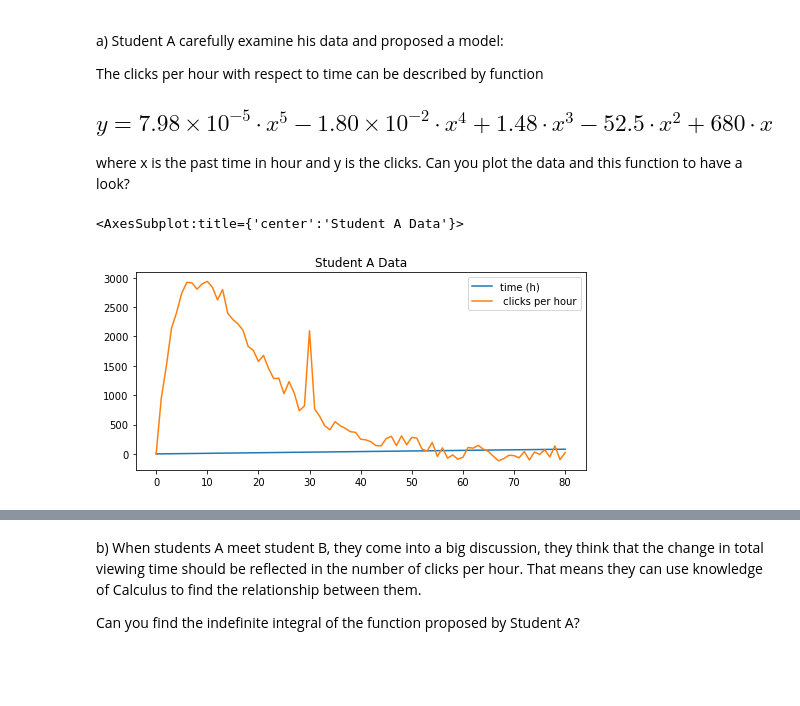
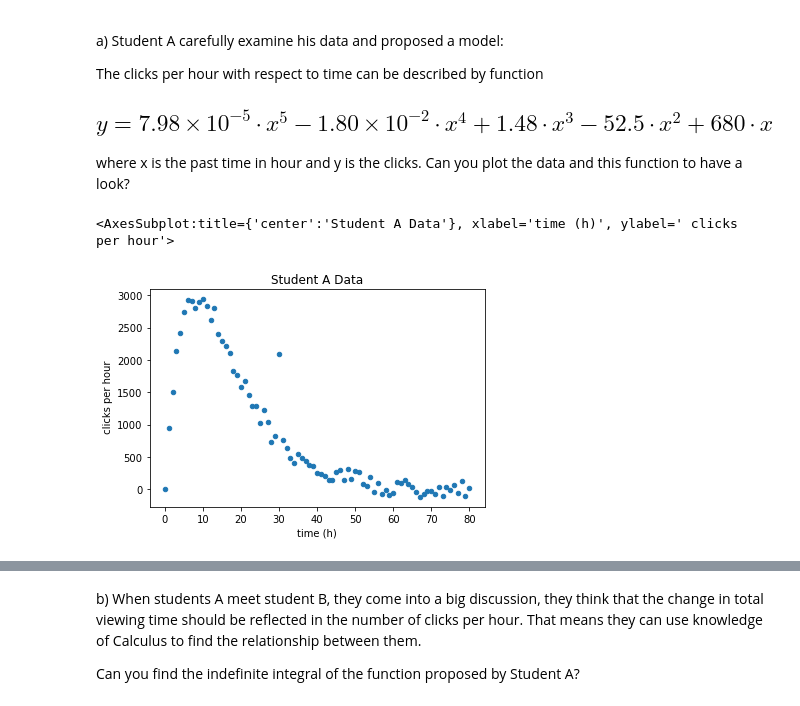
Before and after one commit to mluisab/computational-thinking-week-individual-14201089, a Jupyter notebook: challenge_calculus/Review_Calculus.ipynb, the cells around one changed output, grey strips where cells are left out. Saved outputs shown, nothing was run; the diff lists cells and outputs as text; code cells hidden in the pictures; blank space fills up the shorter version.

```diff
--- a/challenge_calculus/Review_Calculus.ipynb
+++ b/challenge_calculus/Review_Calculus.ipynb
@@ -79,14 +79,14 @@ where x is the past time in hour and y is the clicks. Can you plot the data and
 # %%
 import pandas as pd
 import matplotlib.pyplot as plt
 import numpy as np
 data= pd.read_csv('data_student_A.csv')
-data.head()
 
-data.plot(x=None, y=None, title= "Student A Data")
+
+data.plot(x=0, y=1, title= "Student A Data", kind='scatter')
 # %% [output]
-<AxesSubplot:title={'center':'Student A Data'}>
+<AxesSubplot:title={'center':'Student A Data'}, xlabel='time (h)', ylabel=' clicks per hour'>
-[figure, old version]
+[figure, new version]
 # %%
 def function(x):
     return 7.98*10**(-5) * x**(5) -1.80 * 10**(-2) * x**(4) +1.48 * x**(3) - 52.5 * x**(2)+ 680 *x
```
Also changed, not shown: parts of 2 cells of this notebook, 2 other files.
